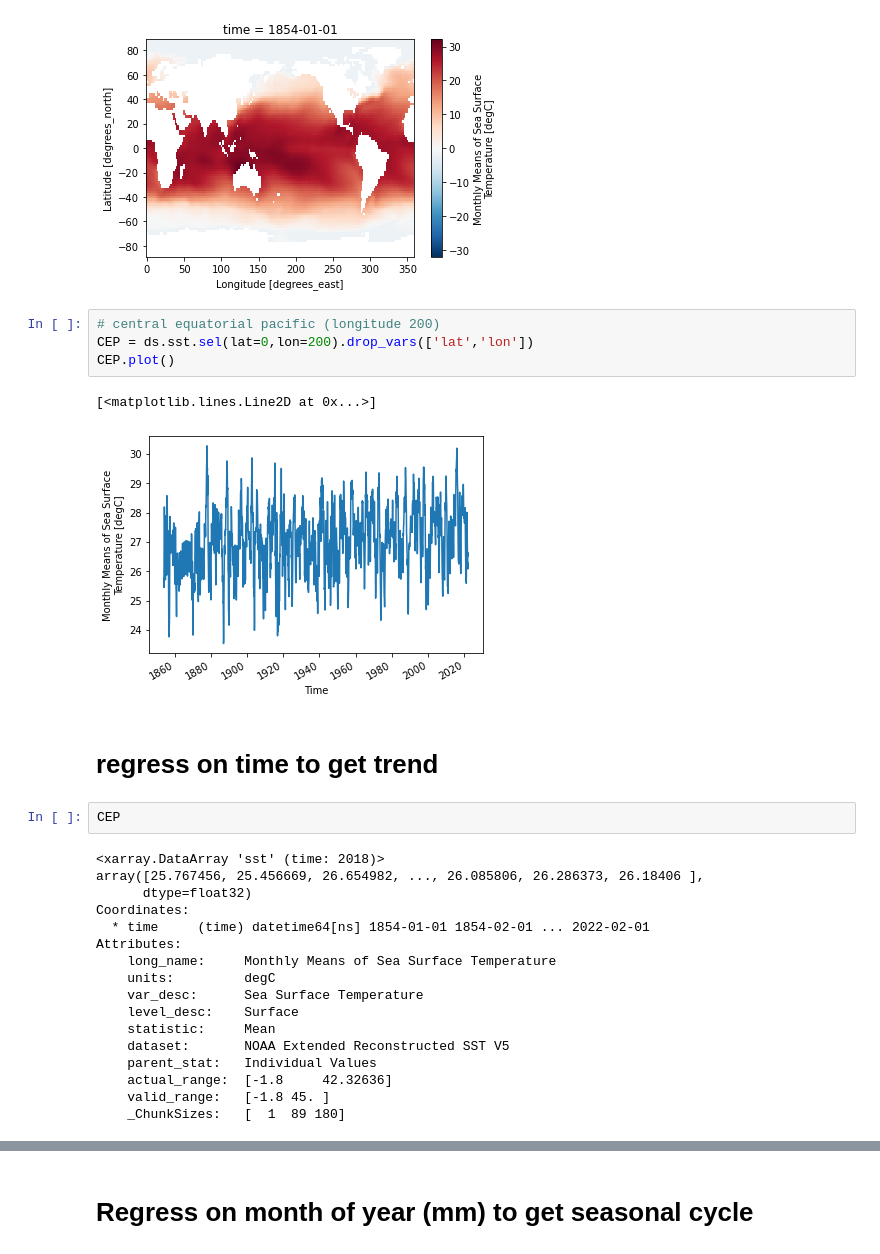
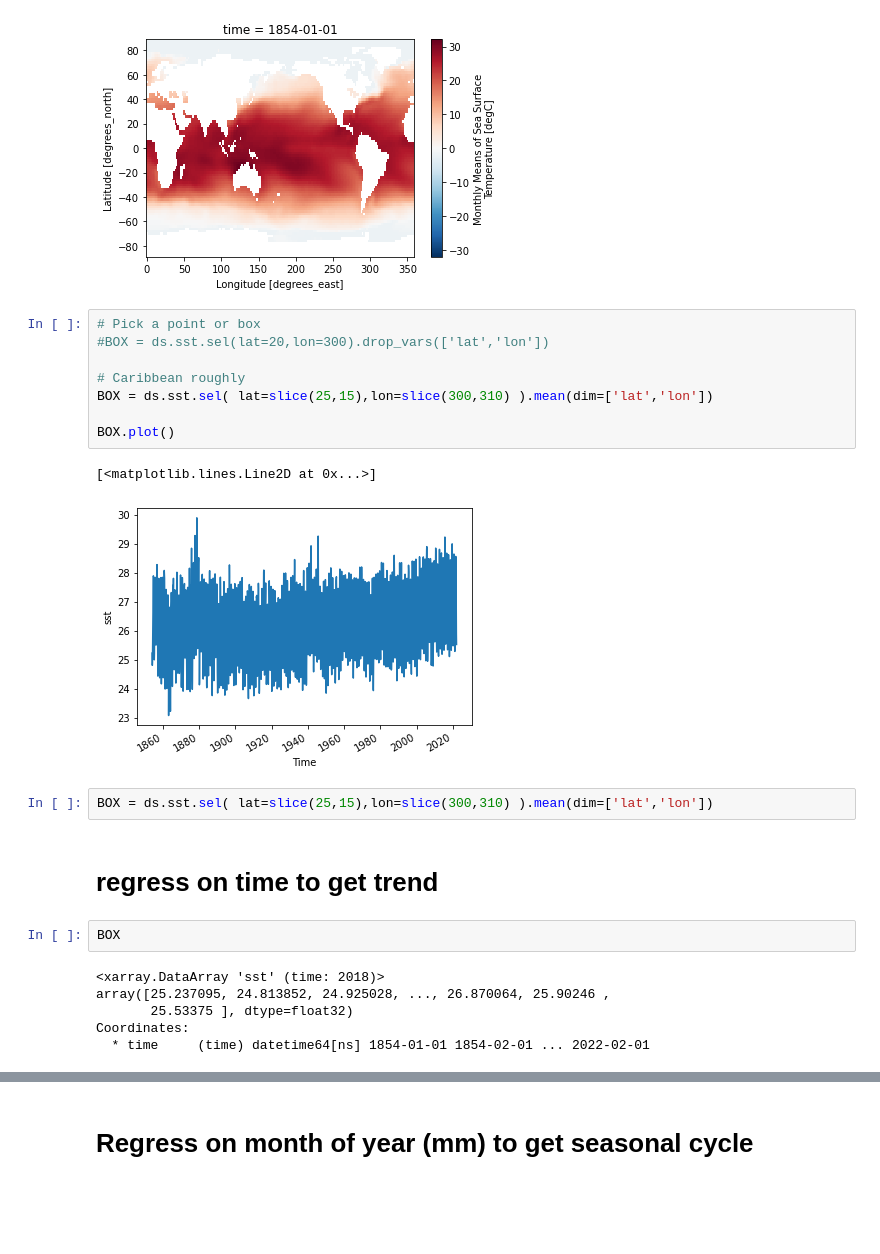
Before and after one commit to MPOcanes/MPO624_2022, a Jupyter notebook: Notebooks/xarray_SST_timeregressions.ipynb, the cells around one changed output, grey strips where cells are left out. Cells and saved outputs as stored; diff of their text form; blank space fills up the shorter version.

```diff
--- a/Notebooks/xarray_SST_timeregressions.ipynb
+++ b/Notebooks/xarray_SST_timeregressions.ipynb
@@ -37,31 +37,26 @@ ds.sst[0].plot()
 <matplotlib.collections.QuadMesh at 0x...>
 [figure]
 # %%
-# central equatorial pacific (longitude 200)
-CEP = ds.sst.sel(lat=0,lon=200).drop_vars(['lat','lon'])
-CEP.plot()
+# Pick a point or box
+#BOX = ds.sst.sel(lat=20,lon=300).drop_vars(['lat','lon'])
+
+# Caribbean roughly
+BOX = ds.sst.sel( lat=slice(25,15),lon=slice(300,310) ).mean(dim=['lat','lon'])
+
+BOX.plot()
 # %% [output]
 [<matplotlib.lines.Line2D at 0x...>]
-[figure, old version]
+[figure, new version]
+# %%
+BOX = ds.sst.sel( lat=slice(25,15),lon=slice(300,310) ).mean(dim=['lat','lon'])
 # %% [markdown]
 # regress on time to get trend
 # %%
-CEP
+BOX
 # %% [output]
 <xarray.DataArray 'sst' (time: 2018)>
-array([25.767456, 25.456669, 26.654982, ..., 26.085806, 26.286373, 26.18406 ],
-      dtype=float32)
+array([25.237095, 24.813852, 24.925028, ..., 26.870064, 25.90246 ,
+       25.53375 ], dtype=float32)
 Coordinates:
   * time     (time) datetime64[ns] 1854-01-01 1854-02-01 ... 2022-02-01
-Attributes:
-    long_name:     Monthly Means of Sea Surface Temperature
-    units:         degC
-    var_desc:      Sea Surface Temperature
-    level_desc:    Surface
-    statistic:     Mean
-    dataset:       NOAA Extended Reconstructed SST V5
-    parent_stat:   Individual Values
-    actual_range:  [-1.8     42.32636]
-    valid_range:   [-1.8 45. ]
-    _ChunkSizes:   [  1  89 180]
 # %%
```
Also changed, not shown: parts of 20 cells of this notebook.
